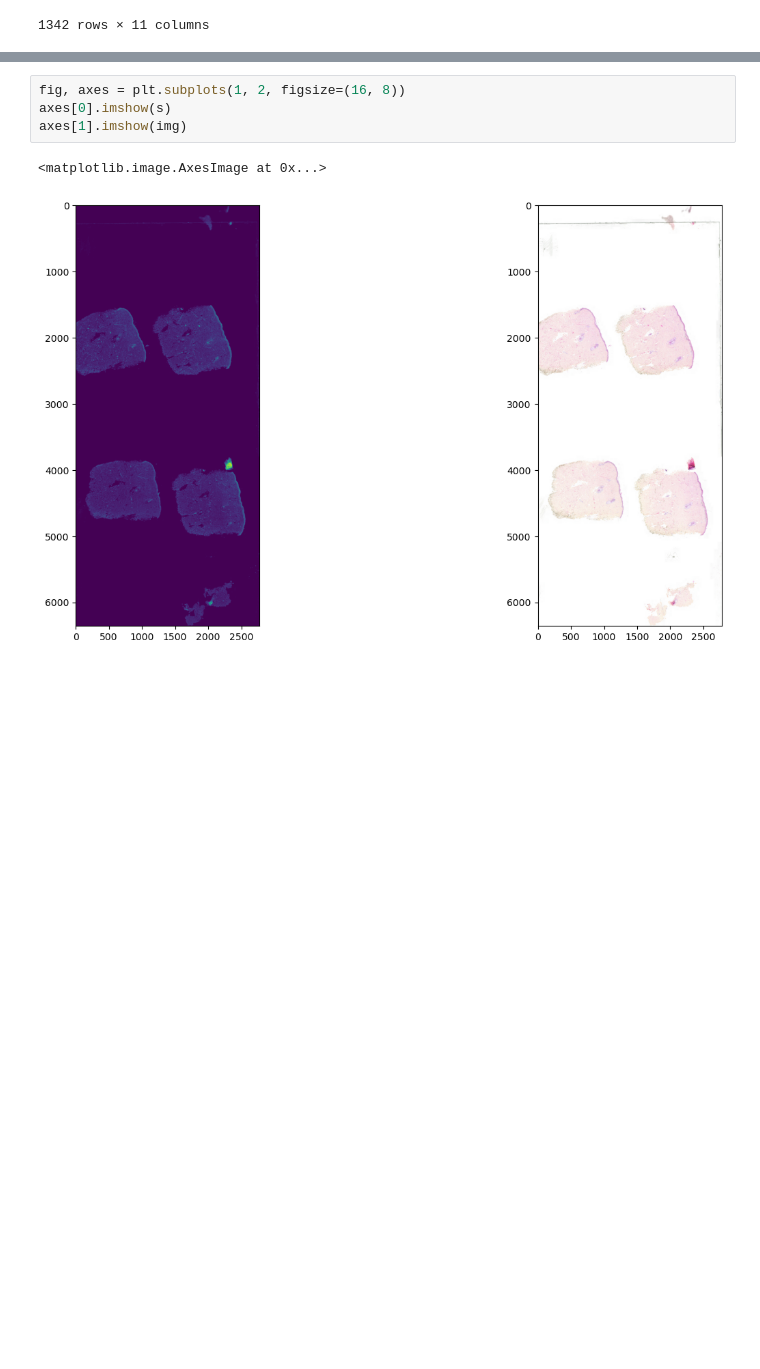
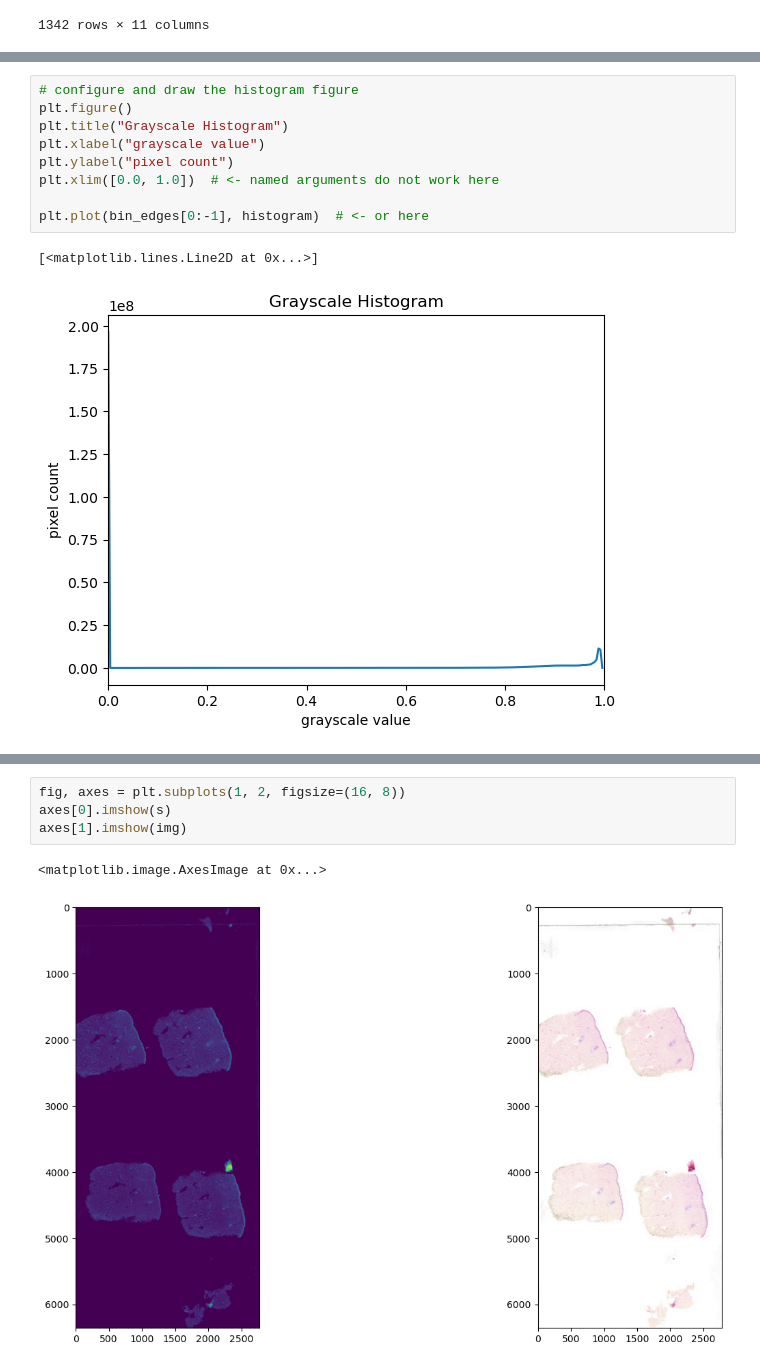
Before and after one commit to Graham-Broughton/visiomel-melanoma-runtime, a Jupyter notebook: notebooks/4.Test.ipynb, the cells around one changed output, grey strips where cells are left out. Drawn from its saved outputs; the diff is of its cells as text; blank space fills up the shorter version.

```diff
--- a/notebooks/4.Test.ipynb
+++ b/notebooks/4.Test.ipynb
@@ -65,0 +71,12 @@ _, s, _  = cv2.split(cv2.cvtColor(np.asarray(img), cv2.COLOR_RGB2HSV))
+# %%
+# configure and draw the histogram figure
+plt.figure()
+plt.title("Grayscale Histogram")
+plt.xlabel("grayscale value")
+plt.ylabel("pixel count")
+plt.xlim([0.0, 1.0])  # <- named arguments do not work here
+
+plt.plot(bin_edges[0:-1], histogram)  # <- or here
+# %% [output]
+[<matplotlib.lines.Line2D at 0x...>]
+[figure, added]
```
Also changed, not shown: parts of 5 cells of this notebook, 2 other files.
